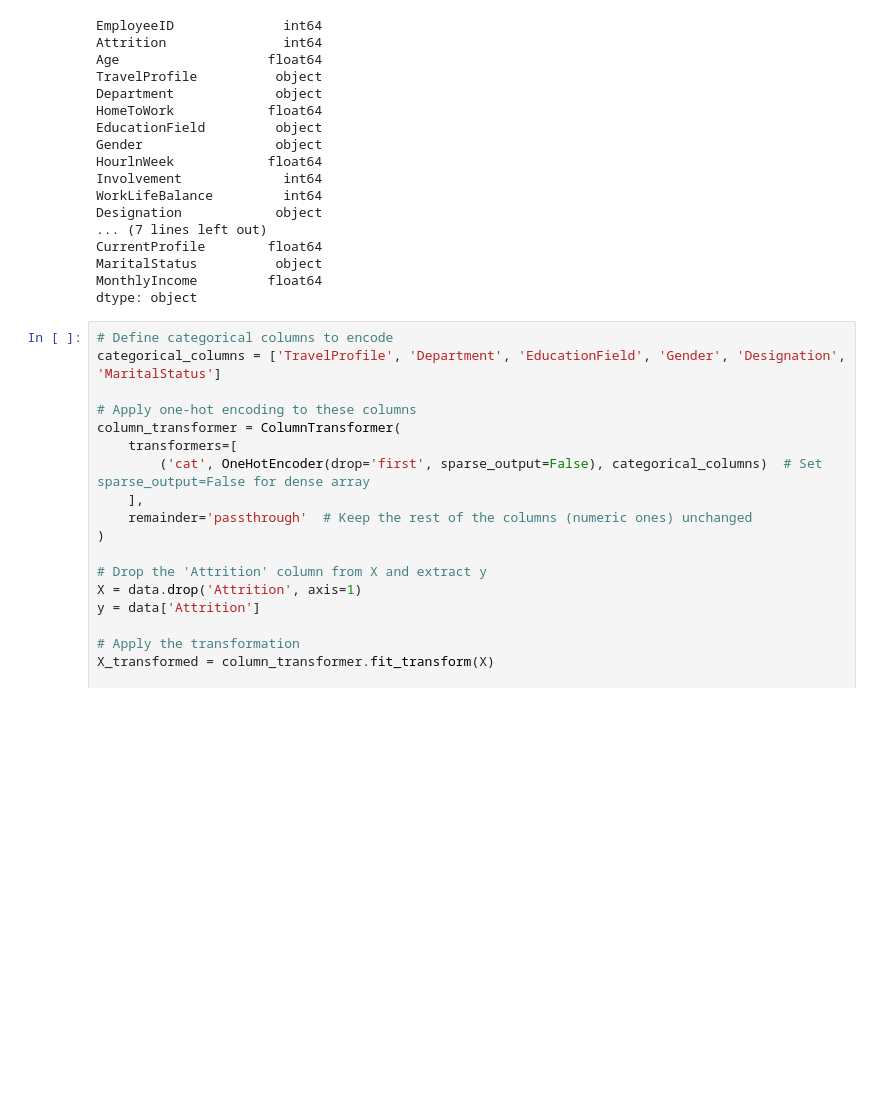
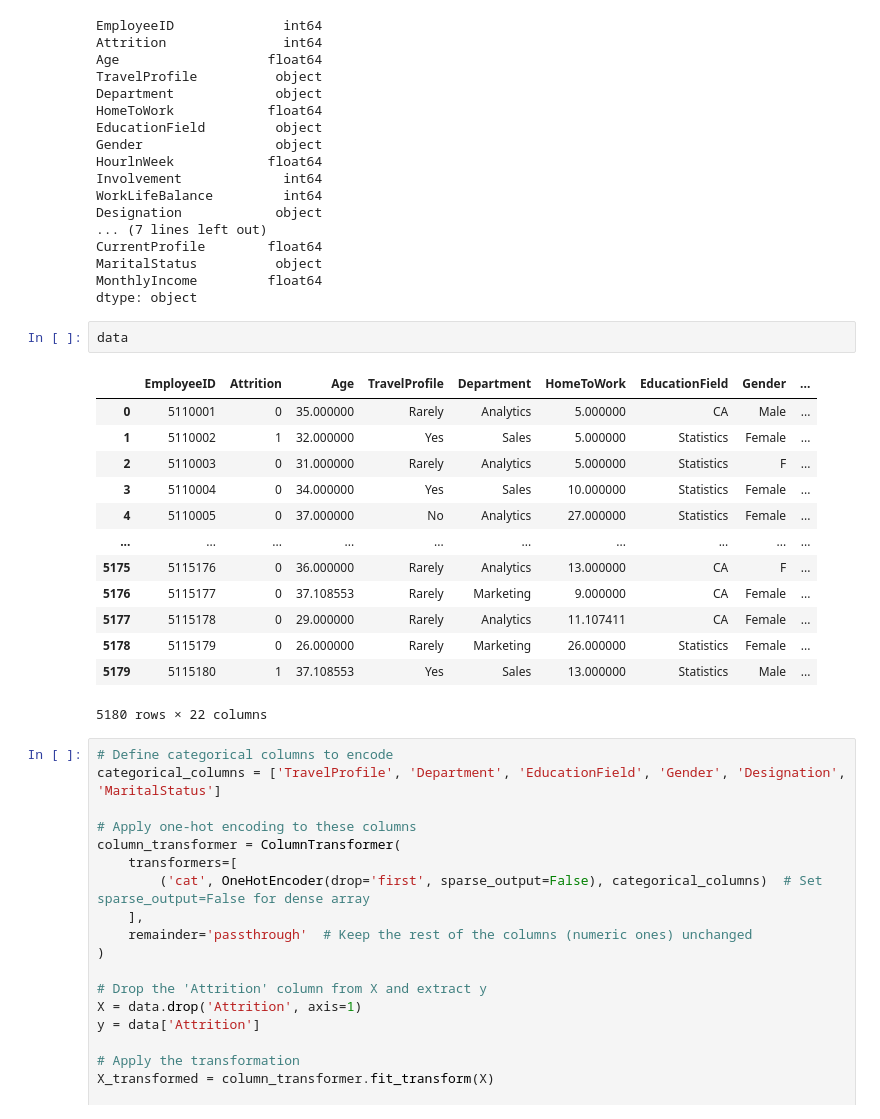
Before and after one commit to monikatyagiisc/employee-attrition-prediction, a Jupyter notebook: code/03-EDA.ipynb, the cells around one changed output. Cells and saved outputs as stored; diff of their text form; blank space fills up the shorter version.

```diff
--- a/code/03-EDA.ipynb
+++ b/code/03-EDA.ipynb
@@ -358,6 +360,22 @@ CurrentProfile        float64
 MaritalStatus          object
 MonthlyIncome         float64
 dtype: object
+# %%
+data
+# %% [output]
+|  | EmployeeID | Attrition | Age | TravelProfile | Department | HomeToWork | EducationField | Gender | ... |
+| 0 | 5110001 | 0 | 35.000000 | Rarely | Analytics | 5.000000 | CA | Male | ... |
+| 1 | 5110002 | 1 | 32.000000 | Yes | Sales | 5.000000 | Statistics | Female | ... |
+| 2 | 5110003 | 0 | 31.000000 | Rarely | Analytics | 5.000000 | Statistics | F | ... |
+| 3 | 5110004 | 0 | 34.000000 | Yes | Sales | 10.000000 | Statistics | Female | ... |
+| 4 | 5110005 | 0 | 37.000000 | No | Analytics | 27.000000 | Statistics | Female | ... |
+| ... | ... | ... | ... | ... | ... | ... | ... | ... | ... |
+| 5175 | 5115176 | 0 | 36.000000 | Rarely | Analytics | 13.000000 | CA | F | ... |
+| 5176 | 5115177 | 0 | 37.108553 | Rarely | Marketing | 9.000000 | CA | Female | ... |
+| 5177 | 5115178 | 0 | 29.000000 | Rarely | Analytics | 11.107411 | CA | Female | ... |
+| 5178 | 5115179 | 0 | 26.000000 | Rarely | Marketing | 26.000000 | Statistics | Female | ... |
+| 5179 | 5115180 | 1 | 37.108553 | Yes | Sales | 13.000000 | Statistics | Male | ... |
+5180 rows × 22 columns
 # %%
 # Define categorical columns to encode
 categorical_columns = ['TravelProfile', 'Department', 'EducationField', 'Gender', 'Designation', 'MaritalStatus']
```
Also changed, not shown: parts of 15 cells of this notebook.
